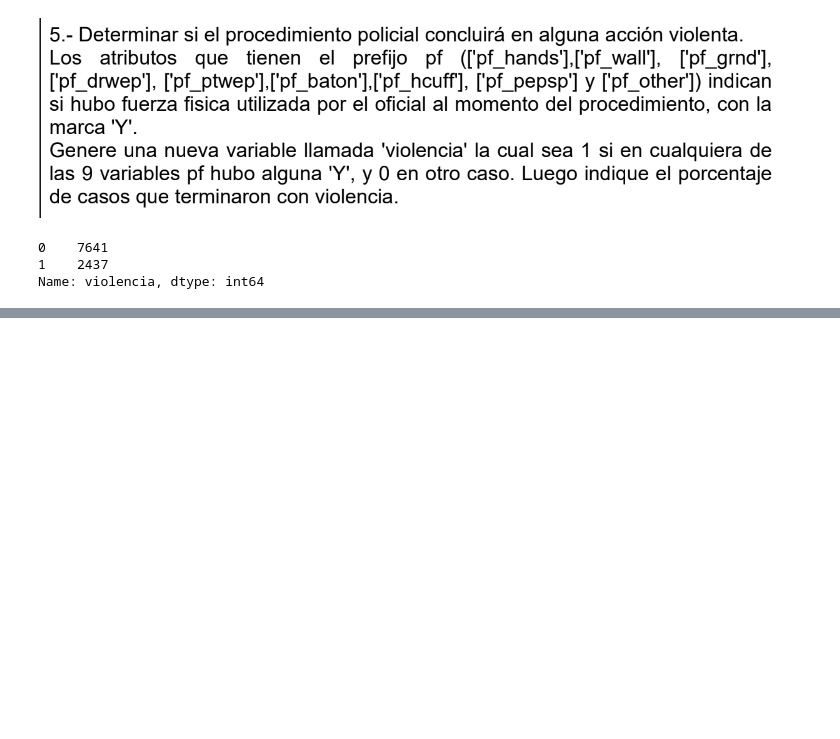
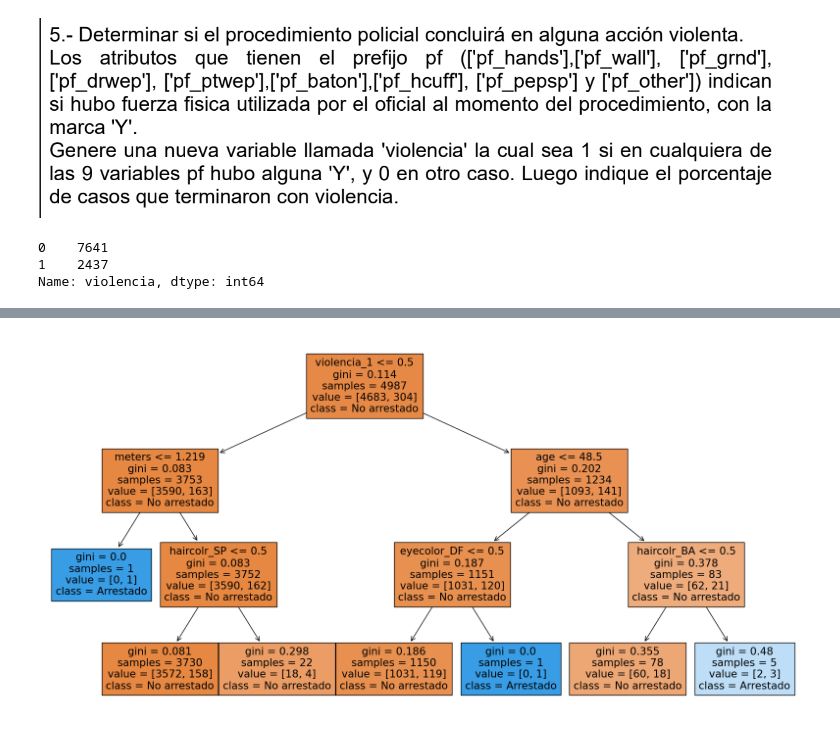
Before and after one commit to DiegoAvilarce/bootcamp-awakelab, a Jupyter notebook: evaluación_modulo5.ipynb, the cells around one changed output, grey strips where cells are left out. Drawn from its saved outputs; the diff is of its cells as text; code cells hidden in the pictures; blank space fills up the shorter version.

```diff
--- a/evaluación_modulo5.ipynb
+++ b/evaluación_modulo5.ipynb
@@ -653,6 +675,9 @@ columnas_pf = ['pf_hands','pf_wall', 'pf_grnd','pf_drwep', 'pf_ptwep','pf_baton'
 # %%
 # Generar la nueva variable 'violencia'
 df_final['violencia'] = df_final[columnas_pf].apply(lambda x: 1 if (x == 'Y').any() else 0, axis=1)
+
+# setear violencia como category
+df_final['violencia'] = df_final['violencia'].astype('category')
 # %%
 df_final['violencia'].value_counts()
 # %% [output]
@@ -661,0 +736,4 @@ Name: violencia, dtype: int64
+# %%
+# generar dummies para sexo, raza y violencia
+
+df_dummies = pd.get_dummies(df_modelo, columns=['race','sex','violencia','haircolr','eyecolor'])
@@ -661,0 +756,7 @@ Name: violencia, dtype: int64
+# %%
+# gener year 2009 como train y 2010 como test
+df_train = df_dummies[df_dummies['year'] == 2009]
+df_test = df_dummies[df_dummies['year'] == 2010]
+
+df_train = df_train.drop(columns=['year'])
+df_test = df_test.drop(columns=['year'])
@@ -661,0 +866,10 @@ Name: violencia, dtype: int64
+# %%
+# graficar tree
+from sklearn.tree import plot_tree
+
+plt.figure(figsize=(20,10))
+plot_tree(tree, filled=True, feature_names=df_train.drop(columns=['arstmade']).columns, class_names=['No arrestado', 'Arrestado'])
+
+plt.show()
+# %% [output]
+[figure, added]
```
Also changed, not shown: parts of 20 cells of this notebook, 5 other files.
